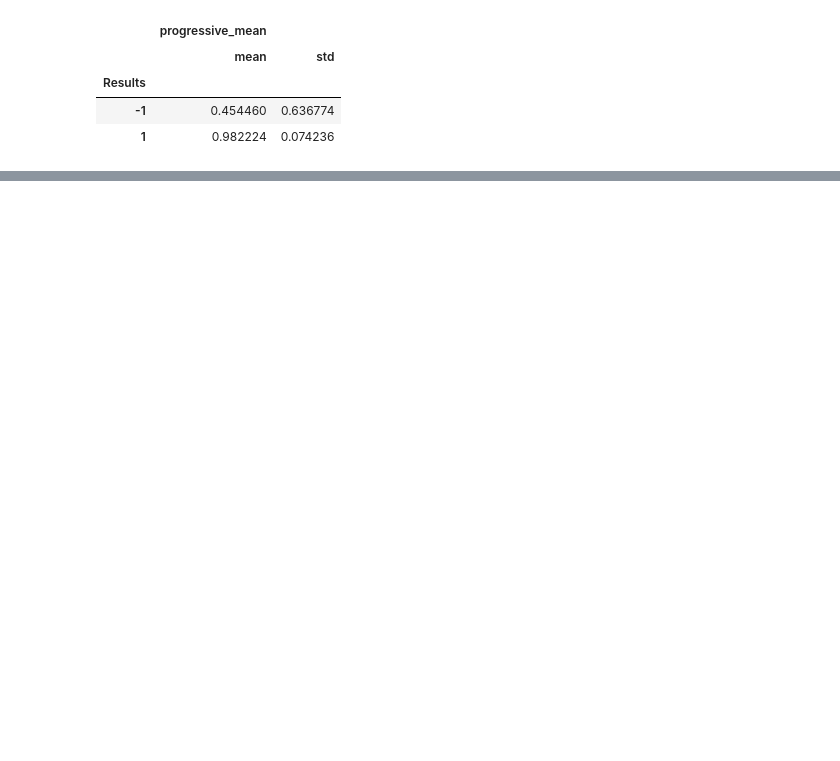
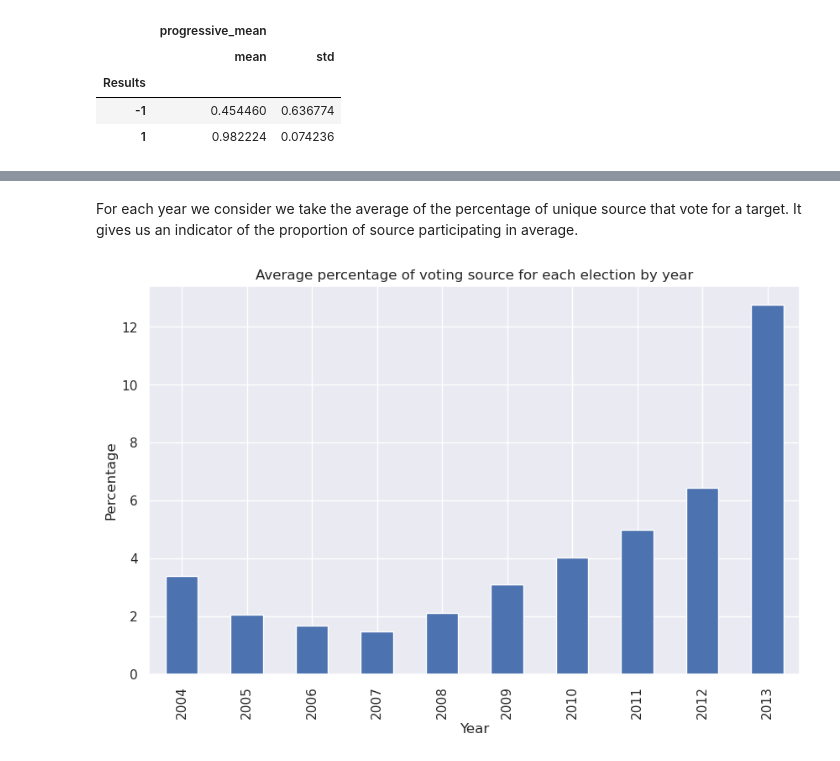
Before and after one commit to epfl-ada/ada-2023-project-abracadabra, a Jupyter notebook: P2_submission.ipynb, the cells around one changed output, grey strips where cells are left out. Saved outputs shown, nothing was run; the diff lists cells and outputs as text; code cells hidden in the pictures; blank space fills up the shorter version.

```diff
--- a/P2_submission.ipynb
+++ b/P2_submission.ipynb
@@ -590,0 +591,20 @@ plt.show()
+# %% [markdown]
+For each year we consider we take the average of the percentage of unique source that vote for a target. It gives us an indicator of the proportion of source participating in average.
+# %%
+d={}
+year_index = range(2004, 2014)
+for i in year_index:
+  df_sub = hlp.select_year(df_source, i)
+  nb_source =  len(df_sub.Source.unique())
+  percent_by_target = df_sub.groupby('Target')['Source'].nunique()/nb_source*100
+  d.update({i:percent_by_target.mean()})
+
+election_source_percentage = pd.Series(data=d, index=year_index)
+
+election_source_percentage.plot(kind='bar', stacked=True, figsize=(10, 6))
+plt.title('Average percentage of voting source for each election by year')
+plt.xlabel('Year')
+plt.ylabel('Percentage')
+plt.show()
+# %% [output]
+[figure, added]
```
Also changed, not shown: parts of 27 cells of this notebook, 2 other files.
